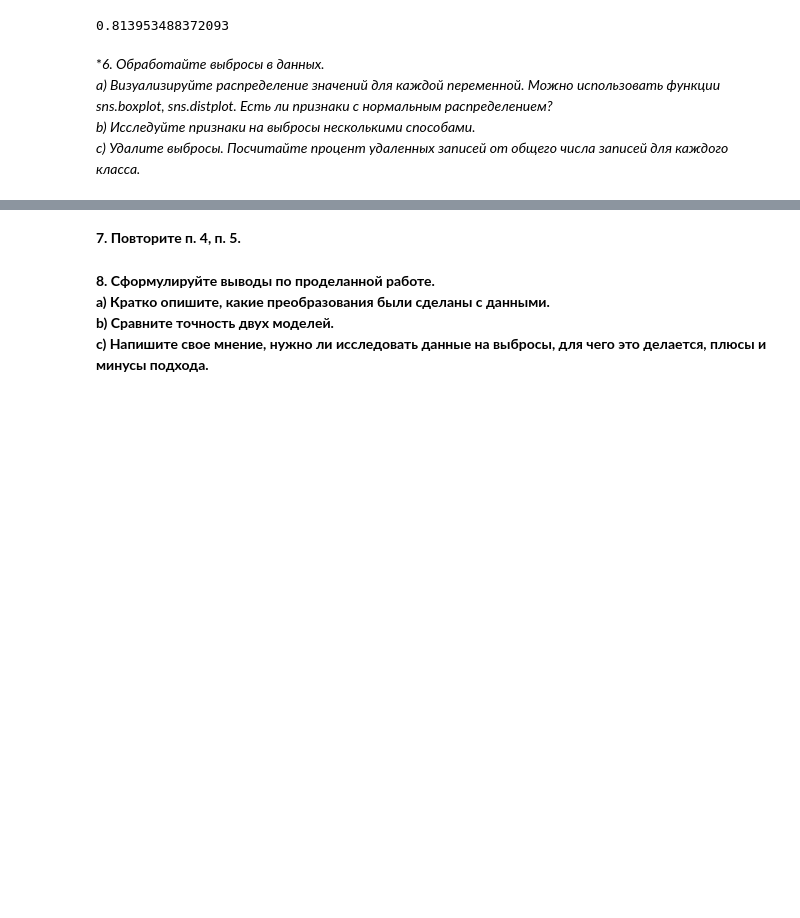
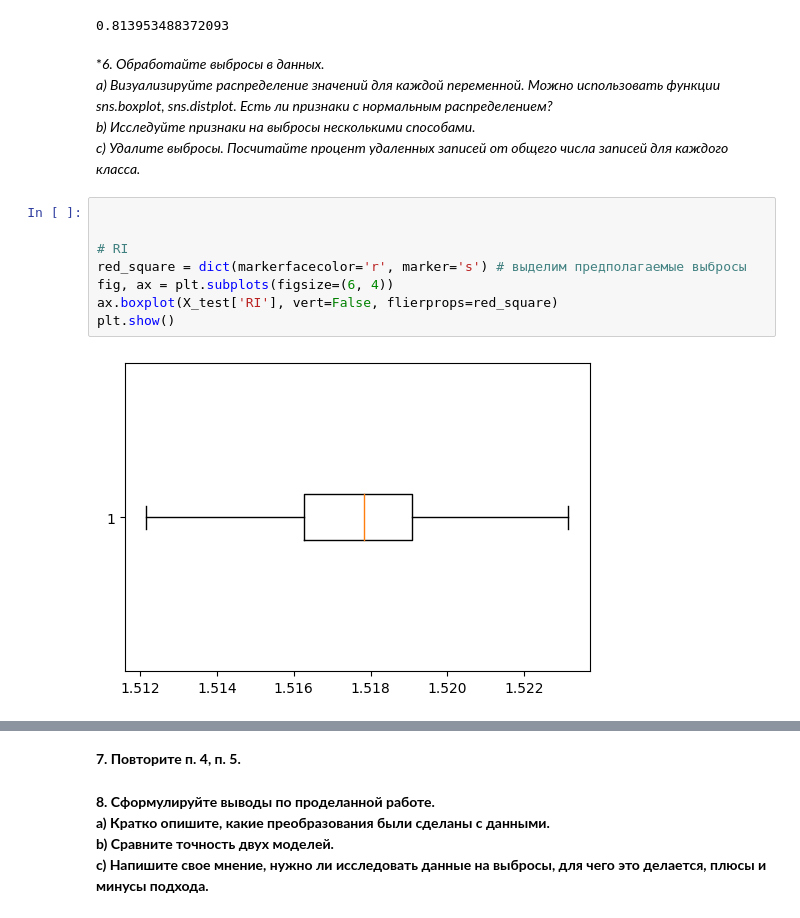
Before and after one commit to adtitovich/dsml-17, a Jupyter notebook: m8.ipynb, the cells around one changed output, grey strips where cells are left out. Drawn from its saved outputs; the diff is of its cells as text; blank space fills up the shorter version.

```diff
--- a/m8.ipynb
+++ b/m8.ipynb
@@ -88,3 +89,13 @@ clf_rf.score(X_test, y_test)
 а) Визуализируйте распределение значений для каждой переменной. Можно использовать функции sns.boxplot, sns.distplot. Есть ли признаки с нормальным распределением?
 b) Исследуйте признаки на выбросы несколькими способами.
 c) Удалите выбросы. *Посчитайте процент удаленных записей от общего числа записей для каждого класса.**
+# %%
+
+
+# RI
+red_square = dict(markerfacecolor='r', marker='s') # выделим предполагаемые выбросы
+fig, ax = plt.subplots(figsize=(6, 4))
+ax.boxplot(X_test['RI'], vert=False, flierprops=red_square)
+plt.show()
+# %% [output]
+[figure, added]
```
Also changed, not shown: parts of 9 cells of this notebook.
